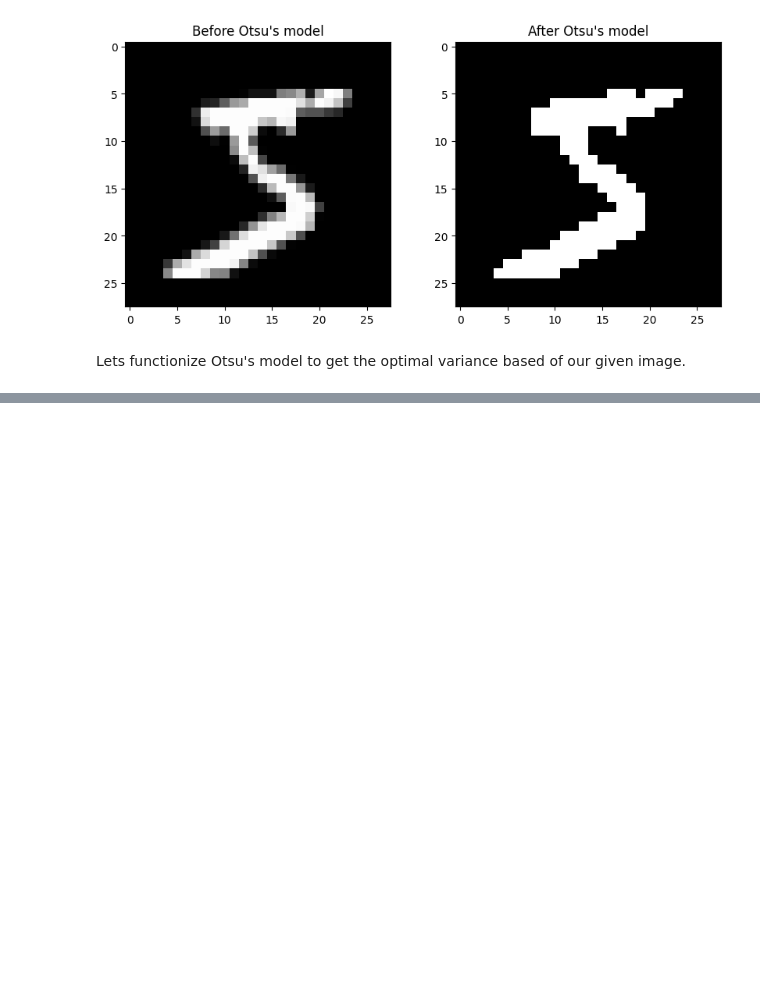
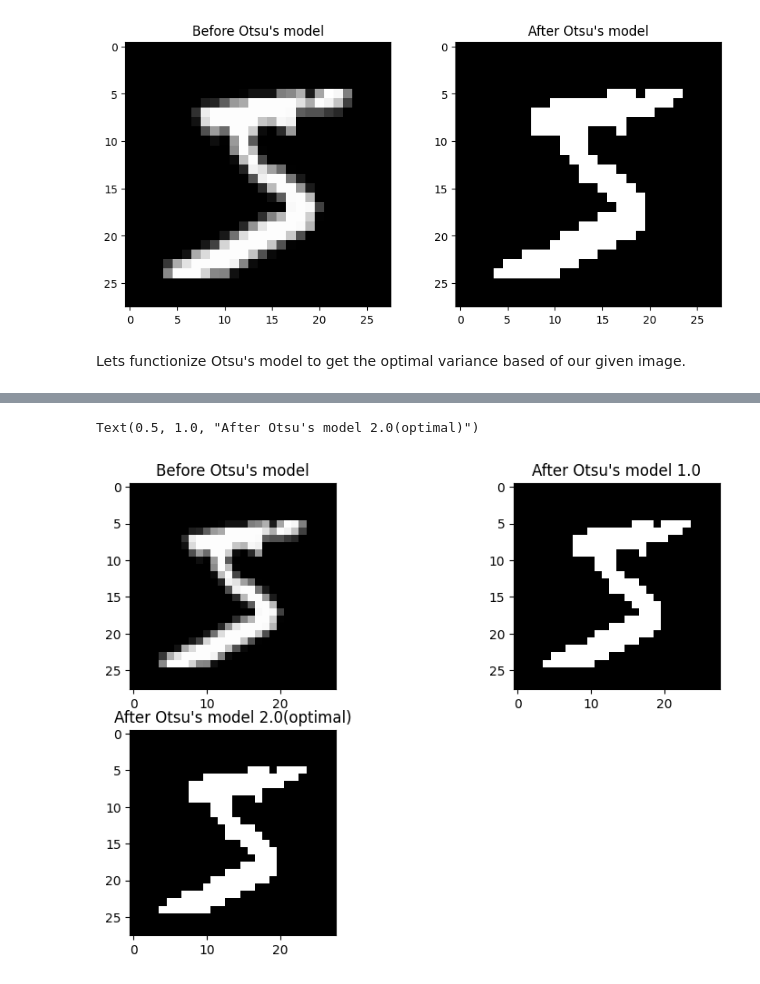
Before and after one commit to haldonmez/mnist-digit-recognizer, a Jupyter notebook: Model_2.ipynb, the cells around one changed output, grey strips where cells are left out. Saved outputs shown, nothing was run; the diff lists cells and outputs as text; code cells hidden in the pictures; blank space fills up the shorter version.

```diff
--- a/Model_2.ipynb
+++ b/Model_2.ipynb
@@ -190,7 +192,4 @@ def findGreatestThreshold(img):
     # We append the threshold values to the empty list to apply max() and get the optimal threshold value.
     List.append(variance)
 
-  return max(List)
-
-best_variance = findGreatestThreshold(image)
-best_variance
+  return List
@@ -198,0 +210,20 @@ best_variance
+# %%
+import numpy as np
+def threshold_image(im,th):
+    thresholded_im = np.zeros(im.shape)
+    thresholded_im[im >= th] = 1
+    return thresholded_im
+# %%
+thr = max(findGreatestThreshold(image))
+image_otsu = threshold_image(image, thr)
+# %%
+plt.figure(figsize=(10,10))
+plt.subplot(321); plt.imshow(image.squeeze(),cmap='gray')
+plt.title("Before Otsu's model")
+plt.subplot(322); plt.imshow(im_otsu.squeeze(),cmap='gray')
+plt.title("After Otsu's model 1.0")
+plt.subplot(323); plt.imshow(image_otsu.squeeze(),cmap='gray')
+plt.title("After Otsu's model 2.0(optimal)")
+# %% [output]
+Text(0.5, 1.0, "After Otsu's model 2.0(optimal)")
+[figure, added]
```
Also changed, not shown: parts of 3 cells of this notebook.
